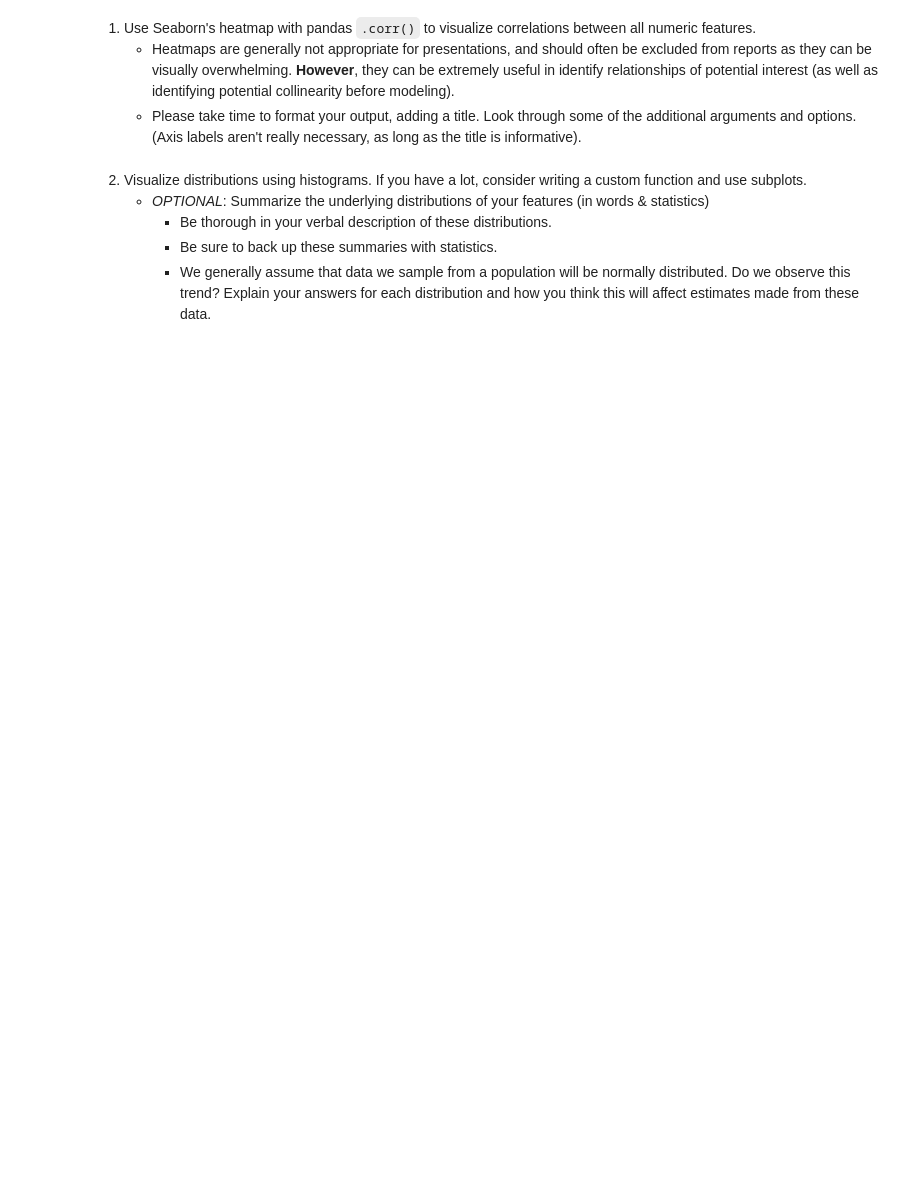
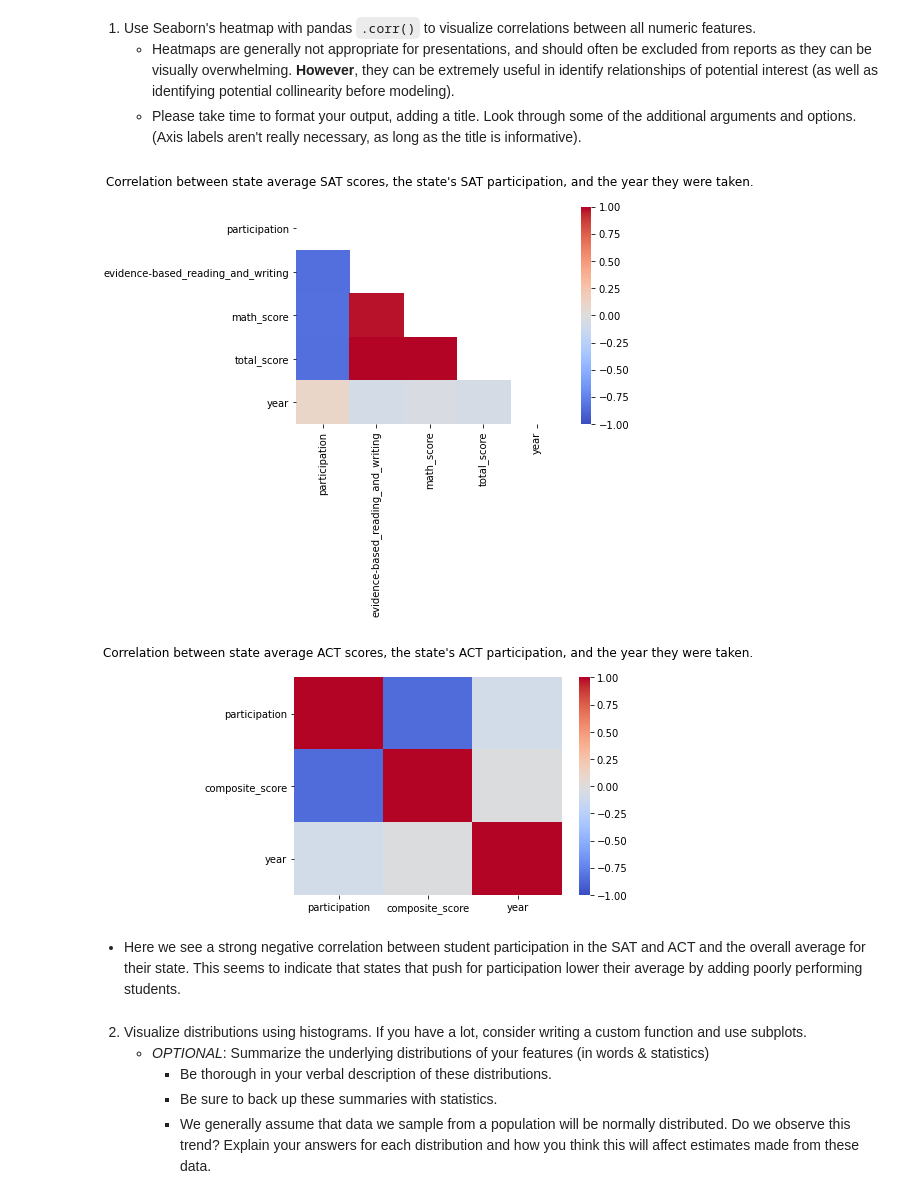
Before and after one commit to Avanyali/GA_SAT_ACT_Analysis, a Jupyter notebook: code/starter-code.ipynb, the cells around one changed output. Cells and saved outputs as stored; diff of their text form; code cells hidden in the pictures; blank space fills up the shorter version.

Commit message:
plots complete

```diff
--- a/code/starter-code.ipynb
+++ b/code/starter-code.ipynb
@@ -679,6 +679,25 @@ Here are some prompts to get you started with visualizations. Feel free to add a
 1. Use Seaborn's heatmap with pandas `.corr()` to visualize correlations between all numeric features.
     - Heatmaps are generally not appropriate for presentations, and should often be excluded from reports as they can be visually overwhelming. **However**, they can be extremely useful in identify relationships of potential interest (as well as identifying potential collinearity before modeling).
     - Please take time to format your output, adding a title. Look through some of the additional arguments and options. (Axis labels aren't really necessary, as long as the title is informative).
+# %%
+corr = combined_sats.corr()
+mask = np.triu(np.ones_like(corr, dtype=bool))
+sns.heatmap(corr, vmin = -1, vmax = 1, cmap = 'coolwarm', mask = mask)
+
+plt.title("Correlation between state average SAT scores, the state's SAT participation, and the year they were taken.\n")
+
+plt.show()
+
+sns.heatmap(combined_acts.corr(), vmin = -1, vmax = 1, cmap = 'coolwarm')
+
+plt.title("Correlation between state average ACT scores, the state's ACT participation, and the year they were taken.\n")
+
+plt.show()
+# %% [output]
+[figure, added]
+[figure, added]
+# %% [markdown]
+- Here we see a strong negative correlation between student participation in the SAT and ACT and the overall average for their state. This seems to indicate that states that push for participation lower their average by adding poorly performing students.
 # %% [markdown]
 2. Visualize distributions using histograms. If you have a lot, consider writing a custom function and use subplots.
     - *OPTIONAL*: Summarize the underlying distributions of your features (in words & statistics)
```
Also changed, not shown: parts of 11 cells of this notebook.
